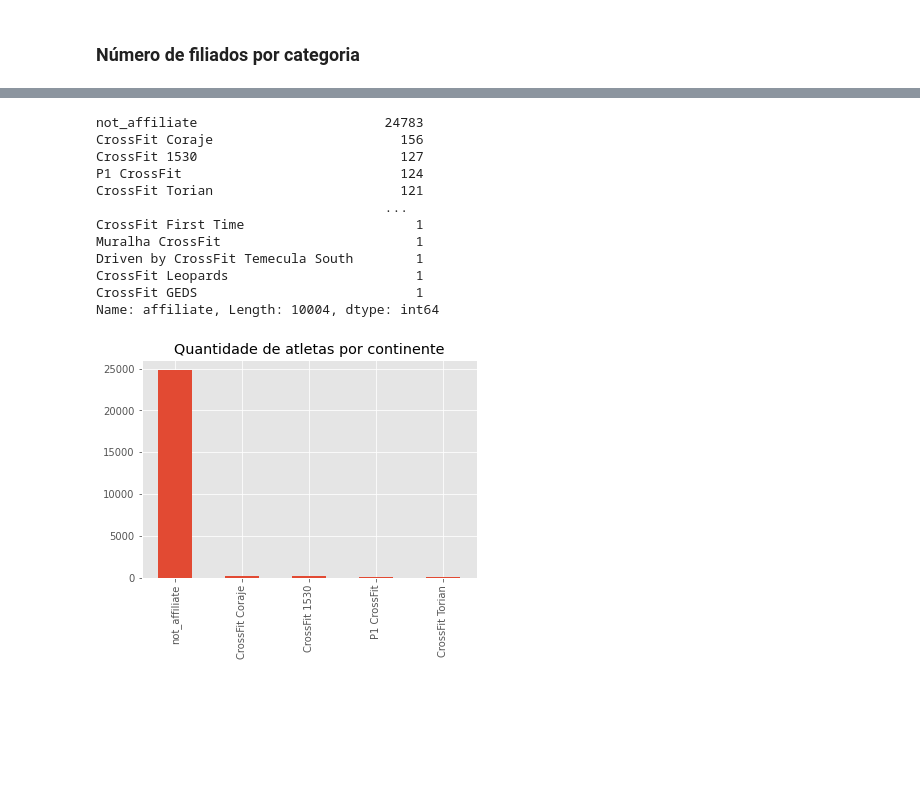
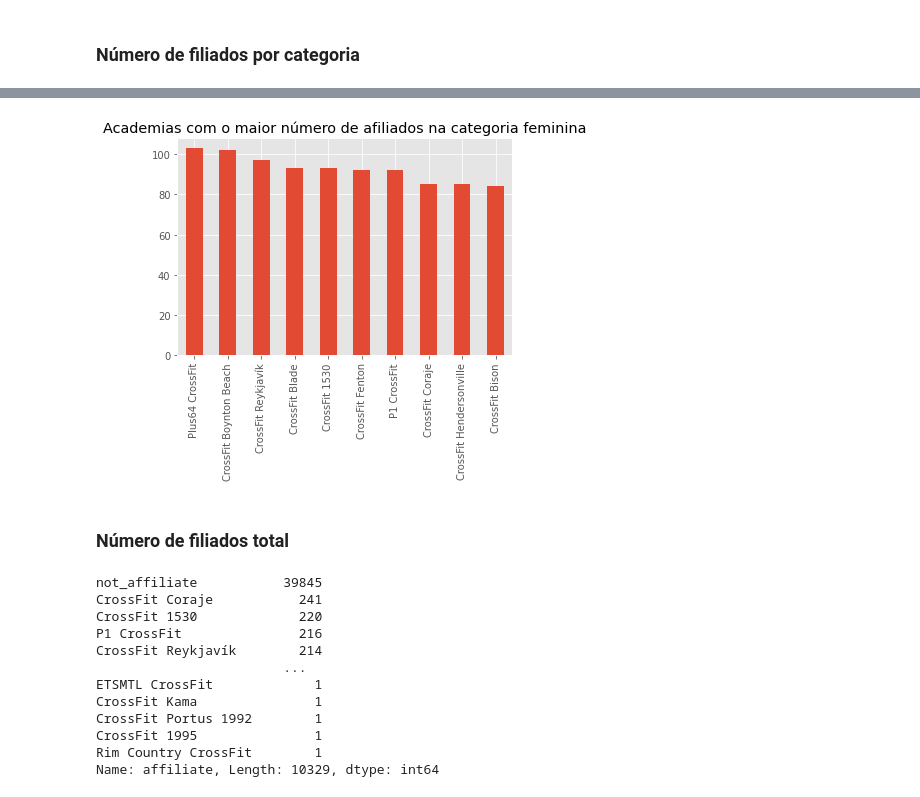
Before and after one commit to DheniMoura/Crossfit_open_2021, a Jupyter notebook: Analise_exploratória/Crossfit_open21_EDA.ipynb, the cells around one changed output, grey strips where cells are left out. Drawn from its saved outputs; the diff is of its cells as text; code cells hidden in the pictures; blank space fills up the shorter version.

```diff
--- a/Analise_exploratória/Crossfit_open21_EDA.ipynb
+++ b/Analise_exploratória/Crossfit_open21_EDA.ipynb
@@ -130,0 +167,3 @@ df['continent'].value_counts().plot.bar(title="Quantidade de atletas por contine
+# %%
+affiliate_gym_f = df_fem['affiliate'].value_counts()
+affiliate_gym_f
@@ -131,20 +183,22 @@ df['continent'].value_counts().plot.bar(title="Quantidade de atletas por contine
+# %%
+affiliate_gym_f[1:11].plot.bar(title="Academias com o maior número de afiliados na categoria feminina");
+# %% [output]
+[figure, added]
+# %% [markdown]
+### Número de filiados total
 # %%
-affiliate_gym = df_masc['affiliate'].value_counts()
+affiliate_gym = df['affiliate'].value_counts()
 affiliate_gym
 # %% [output]
-not_affiliate                        24783
-CrossFit Coraje                        156
-CrossFit 1530                          127
-P1 CrossFit                            124
-CrossFit Torian                        121
-                                     ...
-CrossFit First Time                      1
-Muralha CrossFit                         1
-Driven by CrossFit Temecula South        1
-CrossFit Leopards                        1
-CrossFit GEDS                            1
-Name: affiliate, Length: 10004, dtype: int64
+not_affiliate           39845
+CrossFit Coraje           241
+CrossFit 1530             220
+P1 CrossFit               216
+CrossFit Reykjavík        214
+                        ...
+ETSMTL CrossFit             1
+CrossFit Kama               1
+CrossFit Portus 1992        1
+CrossFit 1995               1
+Rim Country CrossFit        1
+Name: affiliate, Length: 10329, dtype: int64
-# %%
-affiliate_gym[:5].plot.bar(title="Quantidade de atletas por continente");
-# %% [output]
-[figure, removed]
```
Also changed, not shown: parts of 13 cells of this notebook, 4 other files.
